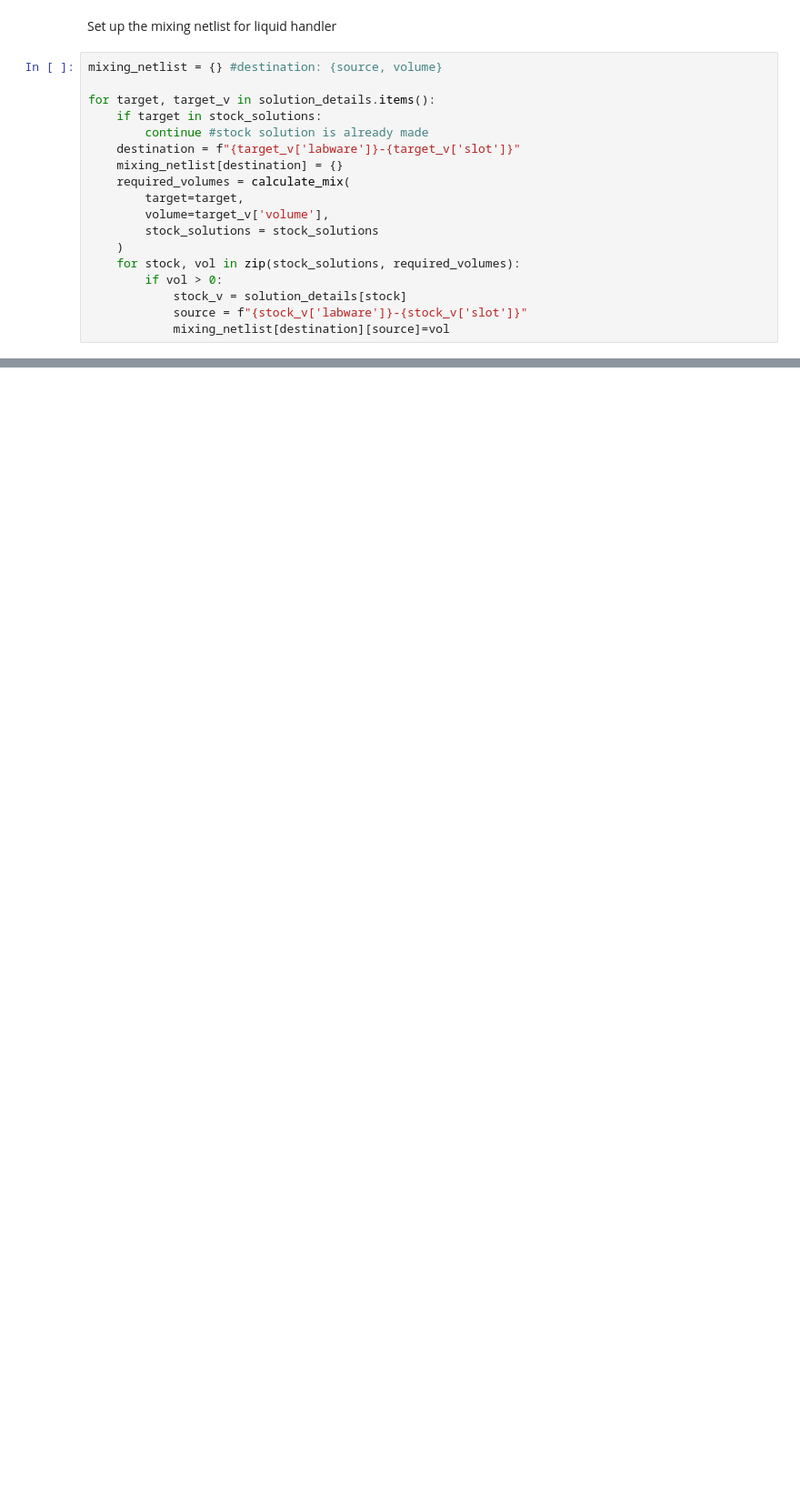
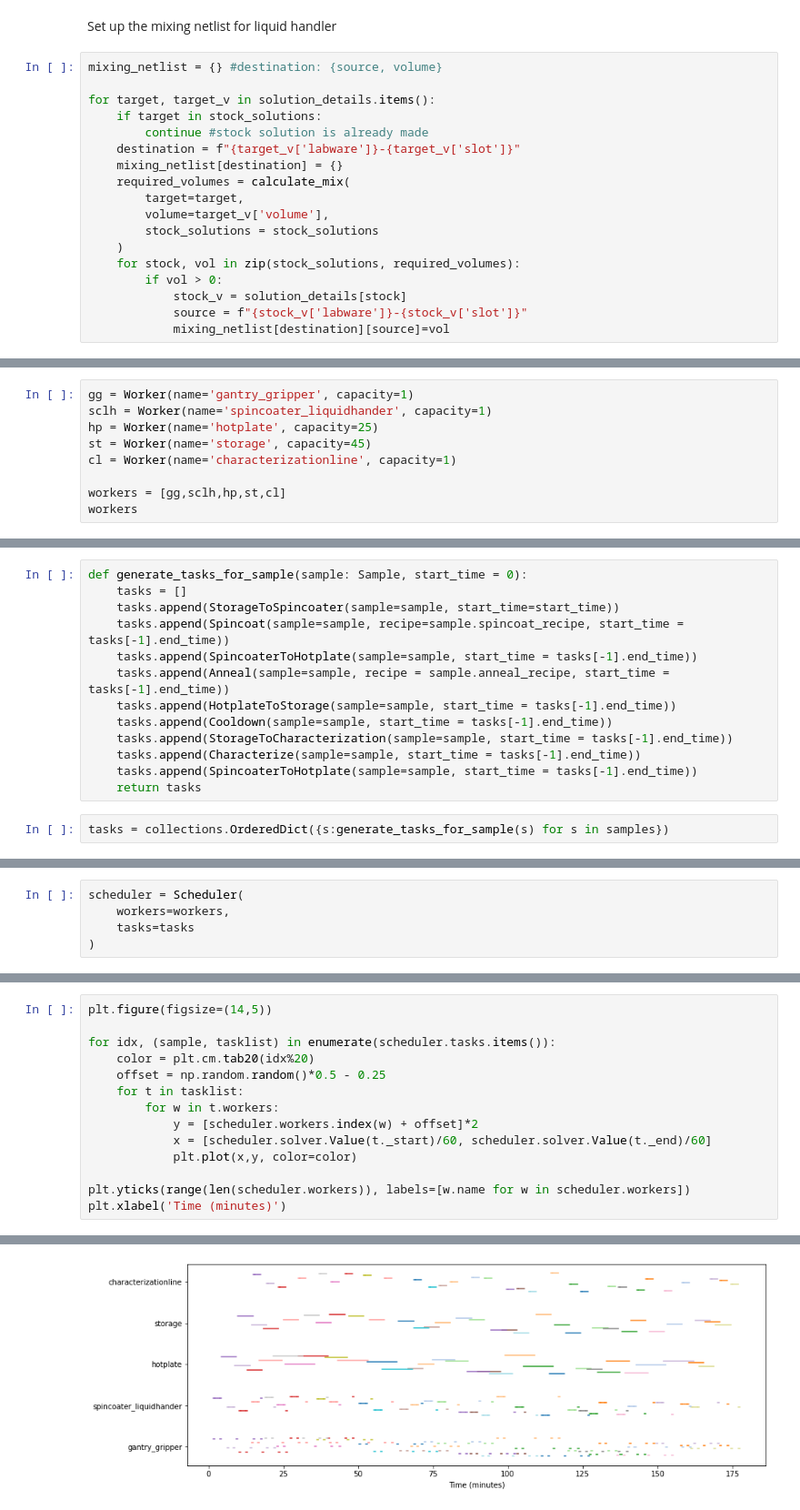
Before and after one commit to fenning-research-group/PASCAL, a Jupyter notebook: frgpascal/experimentaldesign/20210703 Planning Phase.ipynb, the cells around one changed output, grey strips where cells are left out. Shown at 91% size. Saved outputs shown, nothing was run; the diff lists cells and outputs as text; blank space fills up the shorter version.

```diff
--- a/frgpascal/experimentaldesign/20210703 Planning Phase.ipynb
+++ b/frgpascal/experimentaldesign/20210703 Planning Phase.ipynb
@@ -387,0 +444,9 @@ for target, target_v in solution_details.items():
+# %%
+gg = Worker(name='gantry_gripper', capacity=1)
+sclh = Worker(name='spincoater_liquidhander', capacity=1)
+hp = Worker(name='hotplate', capacity=25)
+st = Worker(name='storage', capacity=45)
+cl = Worker(name='characterizationline', capacity=1)
+
+workers = [gg,sclh,hp,st,cl]
+workers
@@ -387,0 +578,15 @@ for target, target_v in solution_details.items():
+# %%
+def generate_tasks_for_sample(sample: Sample, start_time = 0):
+    tasks = []
+    tasks.append(StorageToSpincoater(sample=sample, start_time=start_time))
+    tasks.append(Spincoat(sample=sample, recipe=sample.spincoat_recipe, start_time = tasks[-1].end_time))
+    tasks.append(SpincoaterToHotplate(sample=sample, start_time = tasks[-1].end_time))
+    tasks.append(Anneal(sample=sample, recipe = sample.anneal_recipe, start_time = tasks[-1].end_time))
+    tasks.append(HotplateToStorage(sample=sample, start_time = tasks[-1].end_time))
+    tasks.append(Cooldown(sample=sample, start_time = tasks[-1].end_time))
+    tasks.append(StorageToCharacterization(sample=sample, start_time = tasks[-1].end_time))
+    tasks.append(Characterize(sample=sample, start_time = tasks[-1].end_time))
+    tasks.append(SpincoaterToHotplate(sample=sample, start_time = tasks[-1].end_time))
+    return tasks
+# %%
+tasks = collections.OrderedDict({s:generate_tasks_for_sample(s) for s in samples})
@@ -387,0 +652,5 @@ for target, target_v in solution_details.items():
+# %%
+scheduler = Scheduler(
+    workers=workers,
+    tasks=tasks
+)
@@ -387,0 +659,15 @@ for target, target_v in solution_details.items():
+# %%
+plt.figure(figsize=(14,5))
+
+for idx, (sample, tasklist) in enumerate(scheduler.tasks.items()):
+    color = plt.cm.tab20(idx%20)
+    offset = np.random.random()*0.5 - 0.25
+    for t in tasklist:
+        for w in t.workers:
+            y = [scheduler.workers.index(w) + offset]*2
+            x = [scheduler.solver.Value(t._start)/60, scheduler.solver.Value(t._end)/60]
+            plt.plot(x,y, color=color)
+
+plt.yticks(range(len(scheduler.workers)), labels=[w.name for w in scheduler.workers])
+plt.xlabel('Time (minutes)')
+# %% [output]
@@ -387,0 +675 @@ for target, target_v in solution_details.items():
+[figure, added]
```
Also changed, not shown: parts of 22 cells of this notebook, 3 other files.
